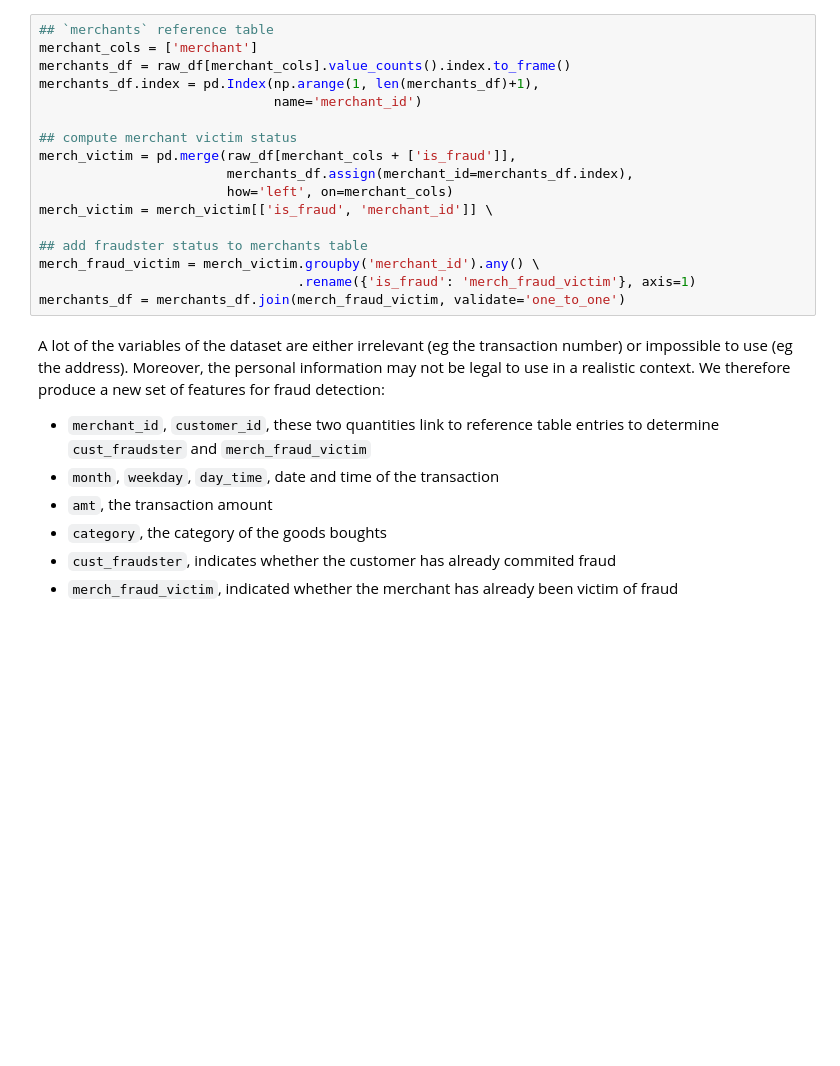
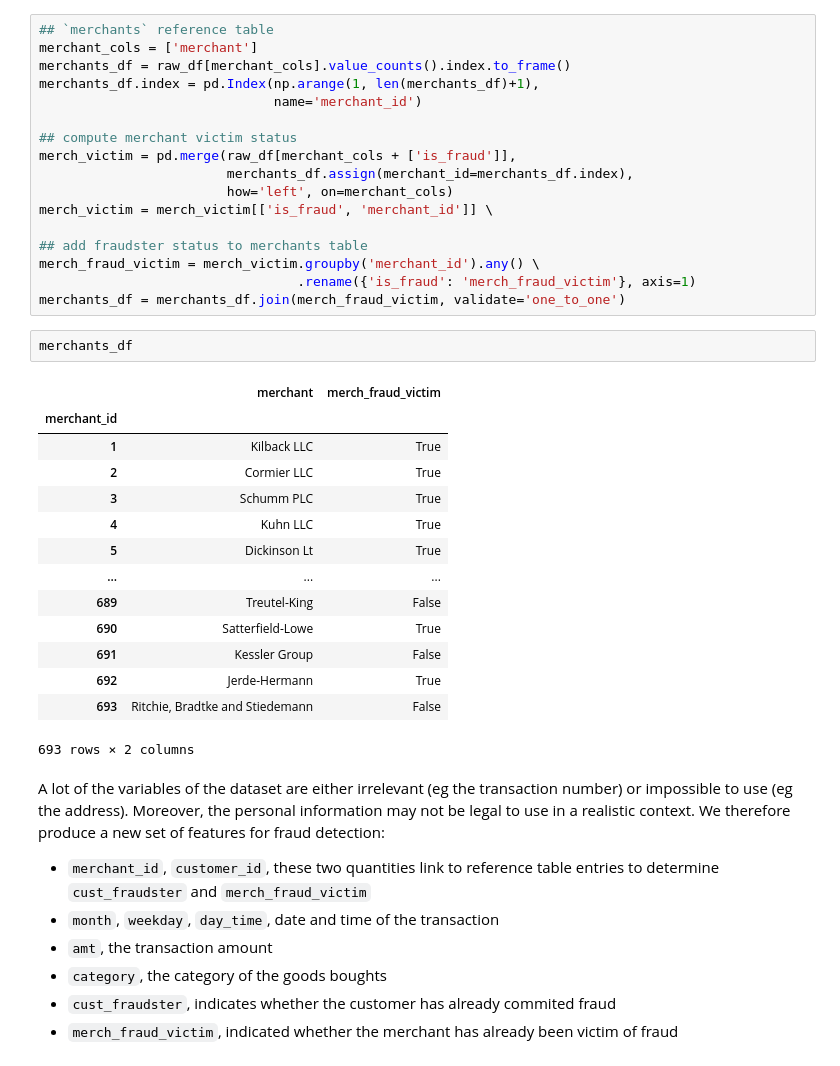
Before and after one commit to netesf13d/jedha-projects, a Jupyter notebook: 2-03-Automatic_Fraud_Detection/Automatic_Fraud_Detection - study.ipynb, the cells around one changed output. Drawn from its saved outputs; the diff is of its cells as text; blank space fills up the shorter version.

Commit message:
work on 2-03 fraud detection

```diff
--- a/2-03-Automatic_Fraud_Detection/Automatic_Fraud_Detection - study.ipynb
+++ b/2-03-Automatic_Fraud_Detection/Automatic_Fraud_Detection - study.ipynb
@@ -139,6 +156,23 @@ merch_victim = merch_victim[['is_fraud', 'merchant_id']] \
 merch_fraud_victim = merch_victim.groupby('merchant_id').any() \
                                  .rename({'is_fraud': 'merch_fraud_victim'}, axis=1)
 merchants_df = merchants_df.join(merch_fraud_victim, validate='one_to_one')
+# %%
+merchants_df
+# %% [output]
+|  | merchant | merch_fraud_victim |
+| merchant_id |  |  |
+| 1 | Kilback LLC | True |
+| 2 | Cormier LLC | True |
+| 3 | Schumm PLC | True |
+| 4 | Kuhn LLC | True |
+| 5 | Dickinson Lt | True |
+| ... | ... | ... |
+| 689 | Treutel-King | False |
+| 690 | Satterfield-Lowe | True |
+| 691 | Kessler Group | False |
+| 692 | Jerde-Hermann | True |
+| 693 | Ritchie, Bradtke and Stiedemann | False |
+693 rows × 2 columns
 # %% [markdown]
 A lot of the variables of the dataset are either irrelevant (eg the transaction number) or impossible to use (eg the address). Moreover, the personal information may not be legal to use in a realistic context. We therefore produce a new set of features for fraud detection:
 - `merchant_id`, `customer_id`, these two quantities link to reference table entries to determine `cust_fraudster` and `merch_fraud_victim`
```
Also changed, not shown: parts of 1 cell of this notebook, 7 other files.
